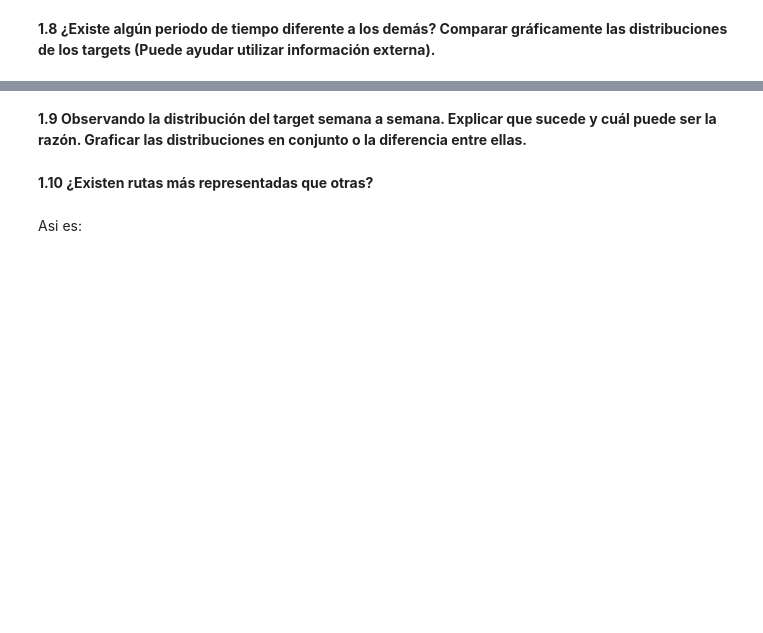
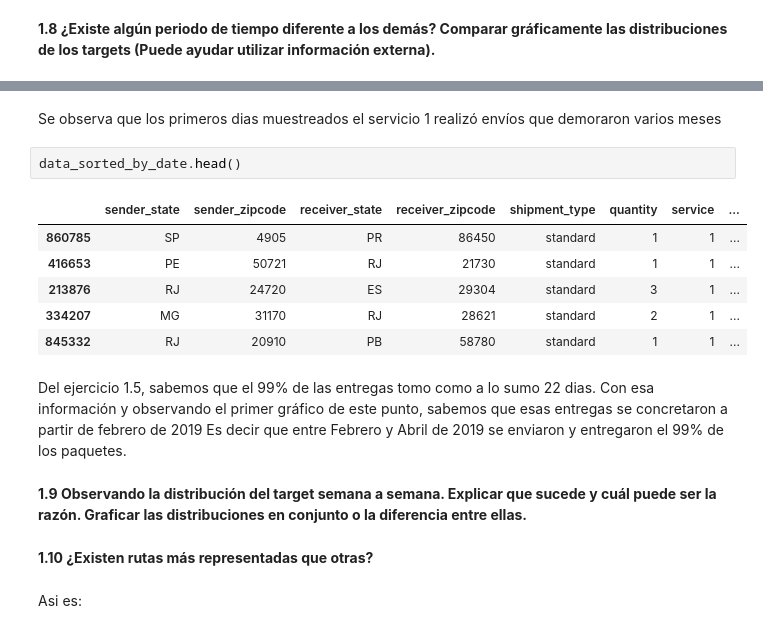
Before and after one commit to manquius/series_temporales, a Jupyter notebook: Practico1.ipynb, the cells around one changed output, grey strips where cells are left out. Drawn from its saved outputs; the diff is of its cells as text; blank space fills up the shorter version.

```diff
--- a/Practico1.ipynb
+++ b/Practico1.ipynb
@@ -421,3 +446,18 @@ distribuciones de los targets (Puede ayudar utilizar información externa).**
+# %% [markdown]
+Se observa que los primeros dias muestreados el servicio 1 realizó envíos que demoraron varios meses
+# %%
+data_sorted_by_date.head()
+# %% [output]
+|  | sender_state | sender_zipcode | receiver_state | receiver_zipcode | shipment_type | quantity | service | ... |
+| 860785 | SP | 4905 | PR | 86450 | standard | 1 | 1 | ... |
+| 416653 | PE | 50721 | RJ | 21730 | standard | 1 | 1 | ... |
+| 213876 | RJ | 24720 | ES | 29304 | standard | 3 | 1 | ... |
+| 334207 | MG | 31170 | RJ | 28621 | standard | 2 | 1 | ... |
+| 845332 | RJ | 20910 | PB | 58780 | standard | 1 | 1 | ... |
+# %% [markdown]
+Del ejercicio 1.5, sabemos que el 99% de las entregas tomo como a lo sumo 22 dias. Con esa información
+y observando el primer gráfico de este punto, sabemos que esas entregas se concretaron a partir de febrero de 2019
+Es decir que entre Febrero y Abril de 2019 se enviaron y entregaron el 99% de los paquetes.
 # %% [markdown]
 **1.9 Observando la distribución del target semana a semana. Explicar que sucede y cuál
 puede ser la razón. Graficar las distribuciones en conjunto o la diferencia entre ellas.**
```
Also changed, not shown: parts of 27 cells of this notebook.
